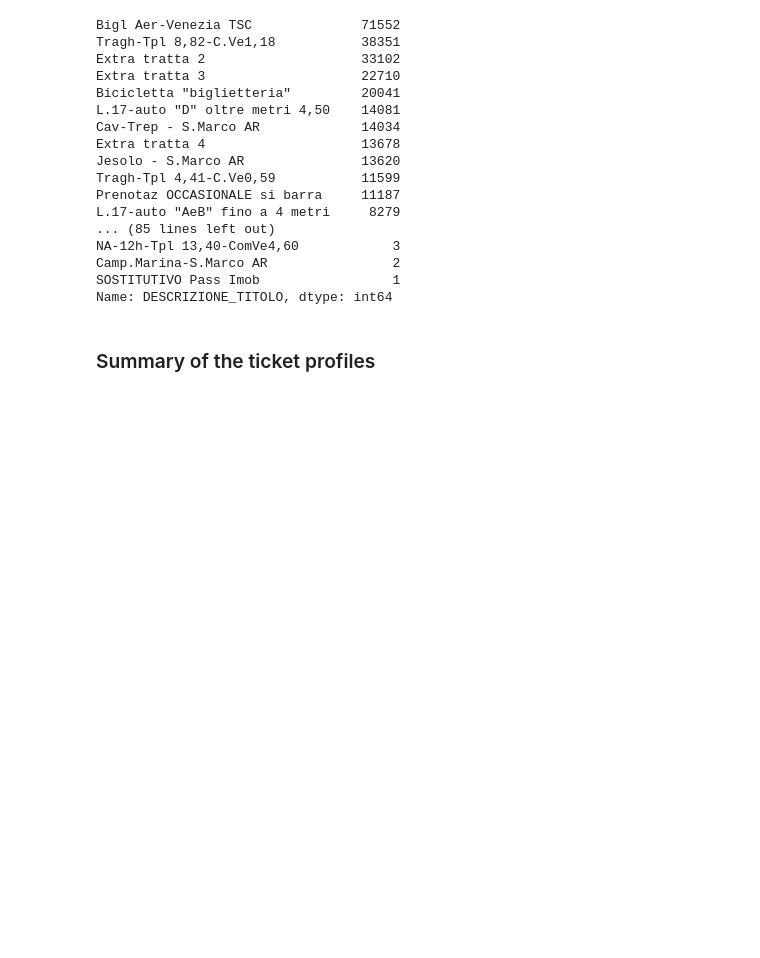
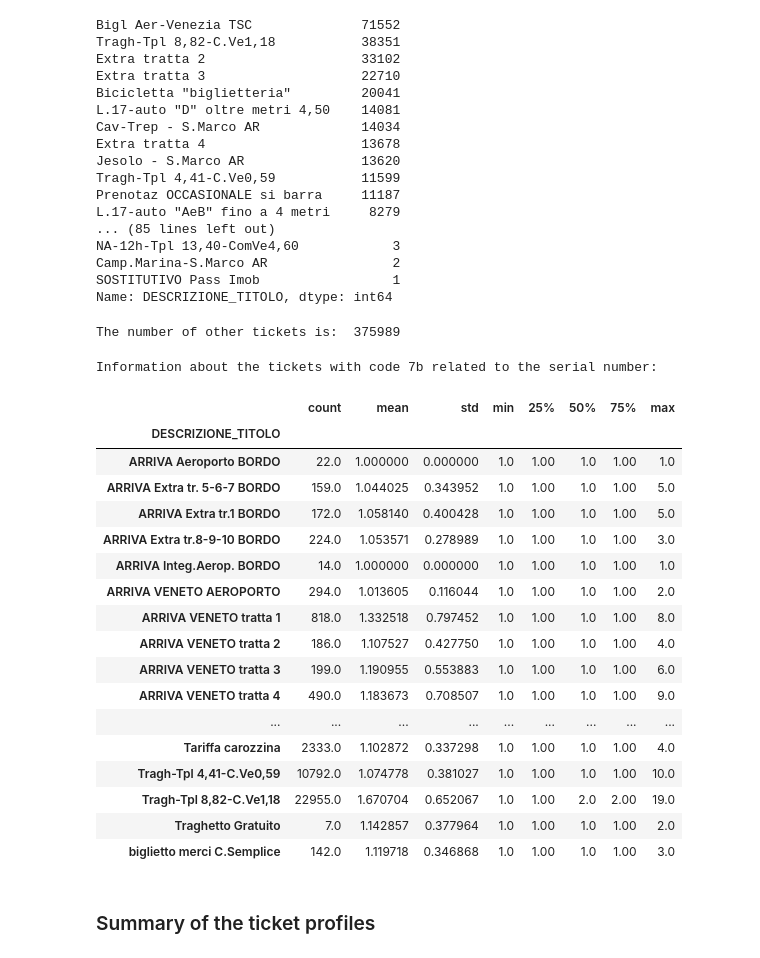
Before and after one commit to matteograzioso1/Tirocinio-Progetto-MASTER, a Jupyter notebook: Notebook 1.ipynb, the cells around one changed output. Cells and saved outputs as stored; diff of their text form; code cells hidden in the pictures; blank space fills up the shorter version.

```diff
--- a/Notebook 1.ipynb
+++ b/Notebook 1.ipynb
@@ -259,6 +596,34 @@ Name: DESCRIZIONE_TITOLO, dtype: int64
 # %%
 # Populate the column 'TICKET_CODE' with the code of the ticket profile according to the ticket type and the ticket validity
 df.loc[~df['TICKET_CODE'].isin(['1','2','3','4','5','6', '7a']), 'TICKET_CODE'] = '7b'
+# %%
+# TICKET_CODE = 7b: Information about other tickets
+print("The number of other tickets is: ", df[df['TICKET_CODE'] == '7b'].shape[0])
+# %% [output]
+The number of other tickets is:  375989
+# %%
+print("Information about the tickets with code 7b related to the serial number: ")
+df[df['TICKET_CODE'] == '7b'].groupby('DESCRIZIONE_TITOLO')['SERIALE'].value_counts().groupby('DESCRIZIONE_TITOLO').describe()
+# %% [output]
+Information about the tickets with code 7b related to the serial number:
+|  | count | mean | std | min | 25% | 50% | 75% | max |
+| DESCRIZIONE_TITOLO |  |  |  |  |  |  |  |  |
+| ARRIVA Aeroporto BORDO | 22.0 | 1.000000 | 0.000000 | 1.0 | 1.00 | 1.0 | 1.00 | 1.0 |
+| ARRIVA Extra tr. 5-6-7 BORDO | 159.0 | 1.044025 | 0.343952 | 1.0 | 1.00 | 1.0 | 1.00 | 5.0 |
+| ARRIVA Extra tr.1 BORDO | 172.0 | 1.058140 | 0.400428 | 1.0 | 1.00 | 1.0 | 1.00 | 5.0 |
+| ARRIVA Extra tr.8-9-10 BORDO | 224.0 | 1.053571 | 0.278989 | 1.0 | 1.00 | 1.0 | 1.00 | 3.0 |
+| ARRIVA Integ.Aerop. BORDO | 14.0 | 1.000000 | 0.000000 | 1.0 | 1.00 | 1.0 | 1.00 | 1.0 |
+| ARRIVA VENETO AEROPORTO | 294.0 | 1.013605 | 0.116044 | 1.0 | 1.00 | 1.0 | 1.00 | 2.0 |
+| ARRIVA VENETO tratta 1 | 818.0 | 1.332518 | 0.797452 | 1.0 | 1.00 | 1.0 | 1.00 | 8.0 |
+| ARRIVA VENETO tratta 2 | 186.0 | 1.107527 | 0.427750 | 1.0 | 1.00 | 1.0 | 1.00 | 4.0 |
+| ARRIVA VENETO tratta 3 | 199.0 | 1.190955 | 0.553883 | 1.0 | 1.00 | 1.0 | 1.00 | 6.0 |
+| ARRIVA VENETO tratta 4 | 490.0 | 1.183673 | 0.708507 | 1.0 | 1.00 | 1.0 | 1.00 | 9.0 |
+| ... | ... | ... | ... | ... | ... | ... | ... | ... |
+| Tariffa carozzina | 2333.0 | 1.102872 | 0.337298 | 1.0 | 1.00 | 1.0 | 1.00 | 4.0 |
+| Tragh-Tpl 4,41-C.Ve0,59 | 10792.0 | 1.074778 | 0.381027 | 1.0 | 1.00 | 1.0 | 1.00 | 10.0 |
+| Tragh-Tpl 8,82-C.Ve1,18 | 22955.0 | 1.670704 | 0.652067 | 1.0 | 1.00 | 2.0 | 2.00 | 19.0 |
+| Traghetto Gratuito | 7.0 | 1.142857 | 0.377964 | 1.0 | 1.00 | 1.0 | 1.00 | 2.0 |
+| biglietto merci C.Semplice | 142.0 | 1.119718 | 0.346868 | 1.0 | 1.00 | 1.0 | 1.00 | 3.0 |
 # %% [markdown]
 ### Summary of the ticket profiles
 # %%
```
Also changed, not shown: parts of 59 cells of this notebook, 2 other files.
